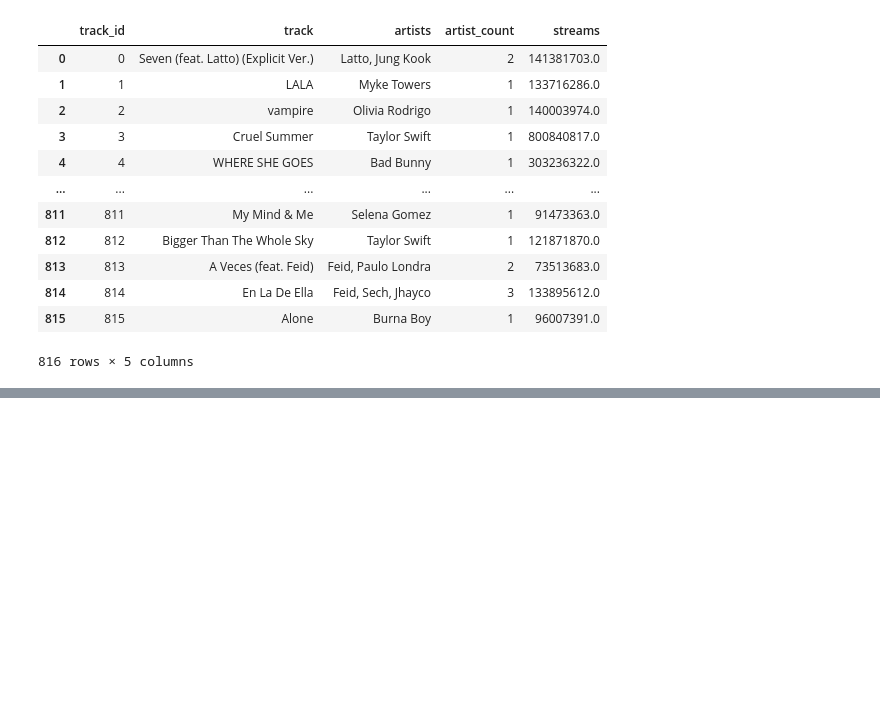
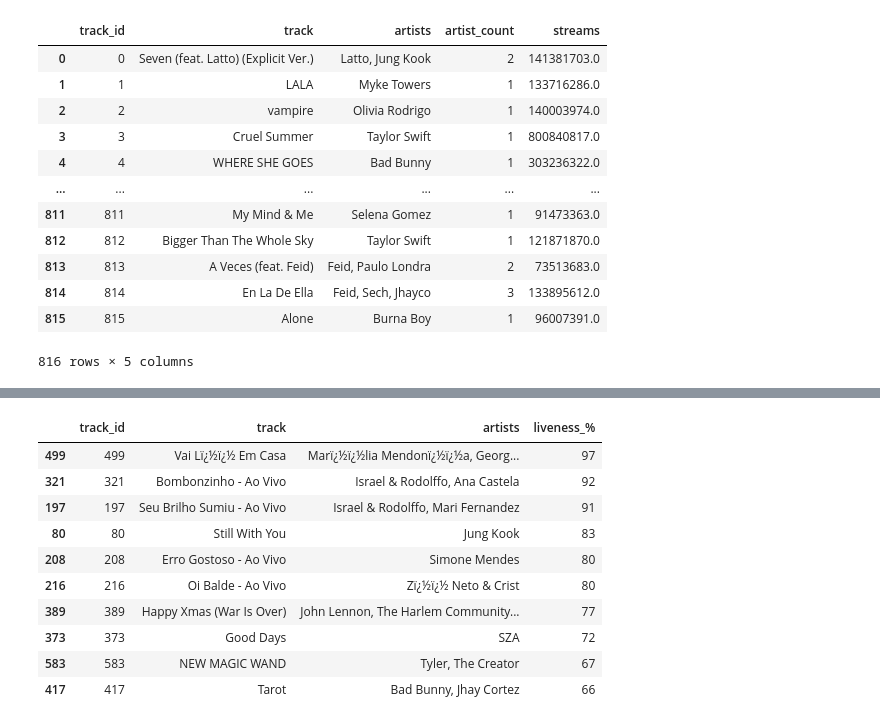
Before and after one commit to DevonNoer/Project-3, a Jupyter notebook: Project-3 Spotify/Code/fetching_data.ipynb, the cells around one changed output, grey strips where cells are left out. Saved outputs shown, nothing was run; the diff lists cells and outputs as text; code cells hidden in the pictures; blank space fills up the shorter version.

```diff
--- a/Project-3 Spotify/Code/fetching_data.ipynb
+++ b/Project-3 Spotify/Code/fetching_data.ipynb
@@ -104,0 +136,20 @@ track_df
+# %%
+# Merge music_char_df with track_df on the 'track_id' column
+combined_df = pd.merge(music_char_df, track_df[['track_id', 'track', 'artists']], on='track_id', how='left')
+
+# Show the top 10 songs by liveness with their track names
+top_10_songs_by_liveness = combined_df.sort_values(by='liveness_%', ascending=False).head(10)
+top_10_songs_by_liveness = top_10_songs_by_liveness[['track_id', 'track', 'artists', 'liveness_%']]
+top_10_songs_by_liveness
+# %% [output]
+|  | track_id | track | artists | liveness_% |
+| 499 | 499 | Vai Lï¿½ï¿½ Em Casa | Marï¿½ï¿½lia Mendonï¿½ï¿½a, Georg... | 97 |
+| 321 | 321 | Bombonzinho - Ao Vivo | Israel & Rodolffo, Ana Castela | 92 |
+| 197 | 197 | Seu Brilho Sumiu - Ao Vivo | Israel & Rodolffo, Mari Fernandez | 91 |
+| 80 | 80 | Still With You | Jung Kook | 83 |
+| 208 | 208 | Erro Gostoso - Ao Vivo | Simone Mendes | 80 |
+| 216 | 216 | Oi Balde - Ao Vivo | Zï¿½ï¿½ Neto & Crist | 80 |
+| 389 | 389 | Happy Xmas (War Is Over) | John Lennon, The Harlem Community... | 77 |
+| 373 | 373 | Good Days | SZA | 72 |
+| 583 | 583 | NEW MAGIC WAND | Tyler, The Creator | 67 |
+| 417 | 417 | Tarot | Bad Bunny, Jhay Cortez | 66 |
```
Also changed, not shown: parts of 4 cells of this notebook.
